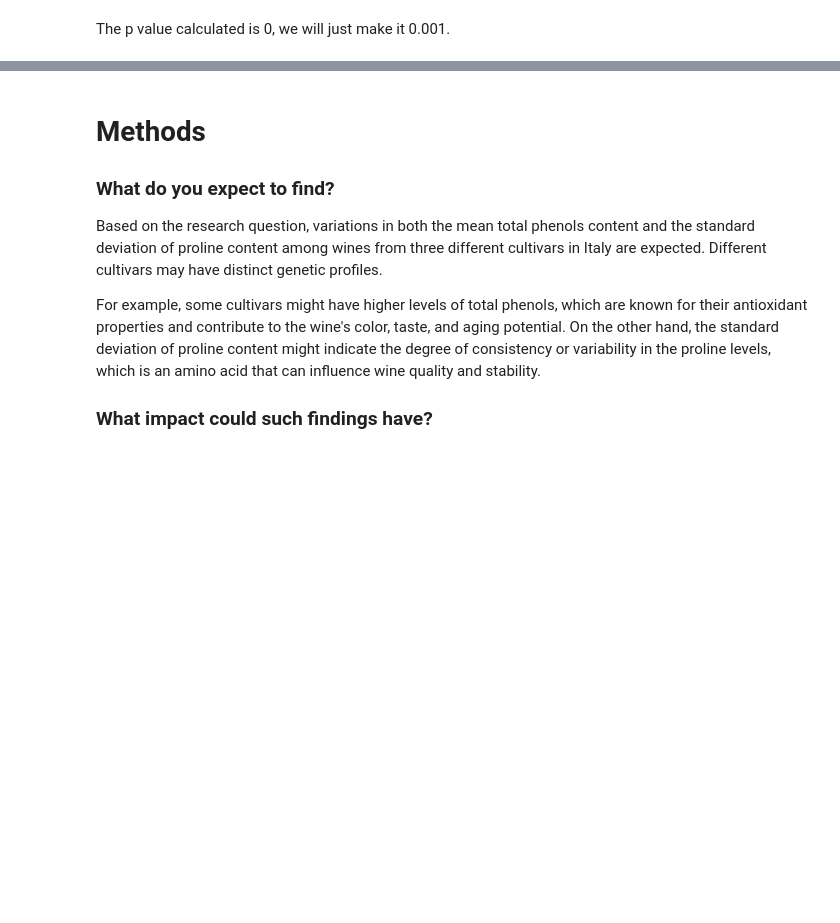
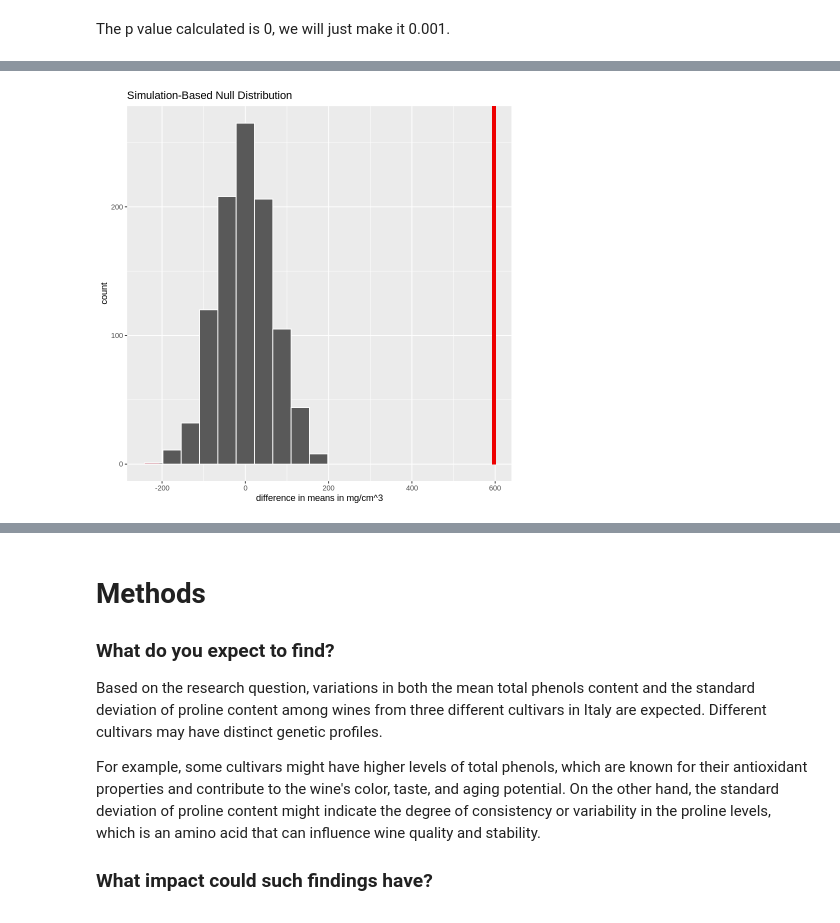
Before and after one commit to lyl1220/Stat201_Project, a Jupyter notebook: w group proposal.ipynb, the cells around one changed output, grey strips where cells are left out. Saved outputs shown, nothing was run; the diff lists cells and outputs as text; code cells hidden in the pictures; blank space fills up the shorter version.

```diff
--- a/w group proposal.ipynb
+++ b/w group proposal.ipynb
@@ -203,0 +187,4 @@ plot
+# %%
+observed_test_statistic_proline <- clean_data|>specify(proline~class)|>
+calculate(stat="diff in means",order=c("1","2"))
+observed_test_statistic_proline
@@ -203,0 +196,6 @@ plot
+# %%
+null_proline<-clean_data|>specify(proline~class)|>
+hypothesize(null="independence")|>
+generate(reps=1000, type="permute")|>
+calculate(stat="diff in means",order=c("1","2"))
+null_proline
@@ -203,0 +223,6 @@ plot
+# %%
+plot_proline<-null_proline|>visualize(bins=10)+shade_p_value(obs_stat=observed_test_statistic_proline,direction="both")+
+labs(x="difference in means in mg/cm^3")
+plot_proline
+# %% [output]
+[figure, added]
```
Also changed, not shown: parts of 16 cells of this notebook.
